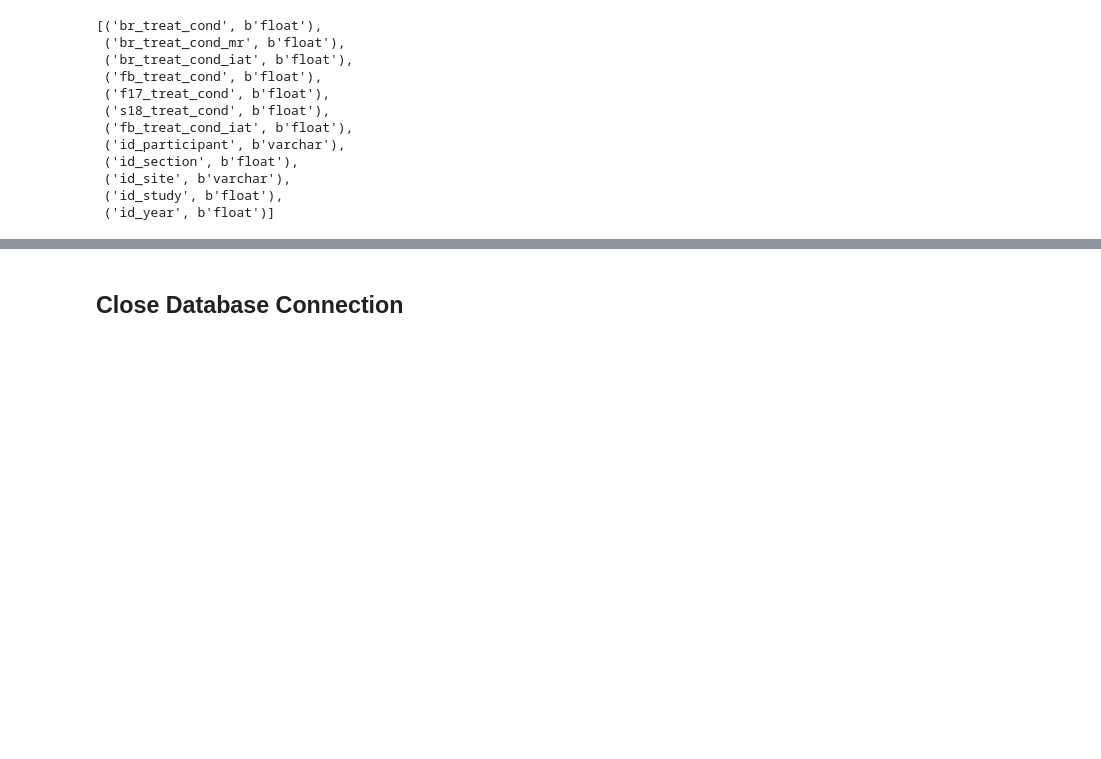
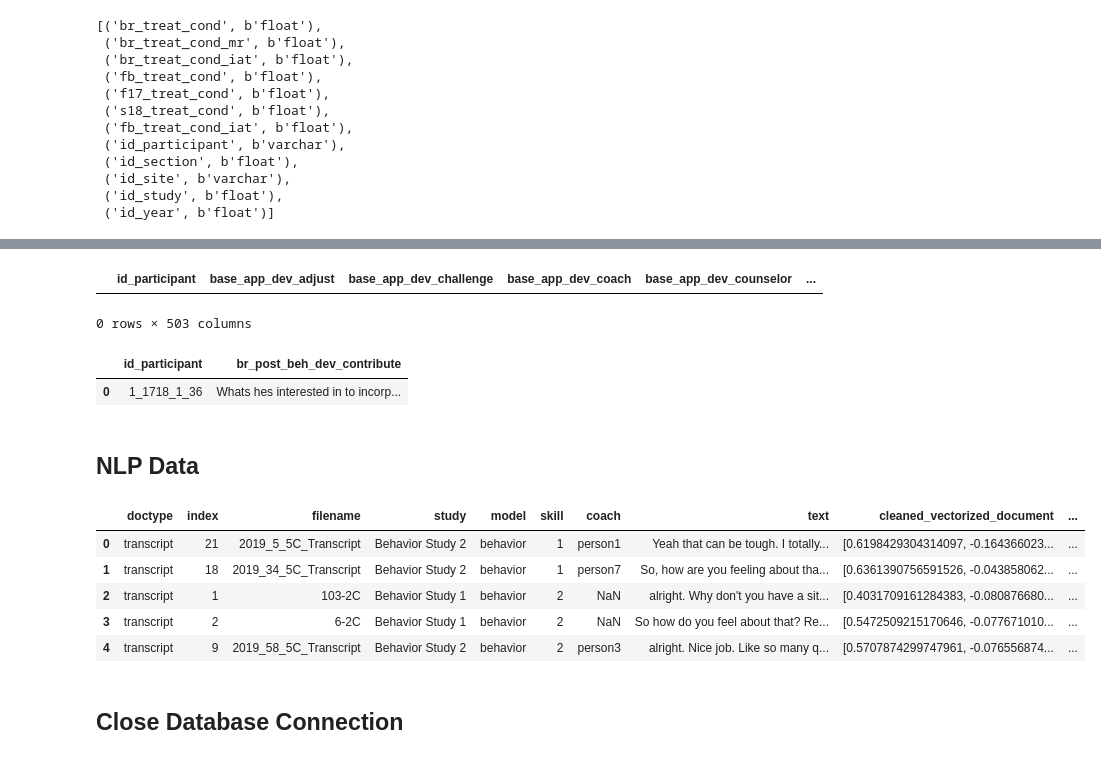
Before and after one commit to taylorrohrich/MSDS_SERA_capstone, a Jupyter notebook: RDS/InputData.ipynb, the cells around one changed output, grey strips where cells are left out. Cells and saved outputs as stored; diff of their text form; code cells hidden in the pictures; blank space fills up the shorter version.

```diff
--- a/RDS/InputData.ipynb
+++ b/RDS/InputData.ipynb
@@ -206,0 +346,18 @@ cursor.fetchall()
+# %%
+cursor.execute("SELECT * FROM Survey_Measures;")
+result = cursor.fetchall()
+colnames = [x[0] for x in cursor.description]
+pd.DataFrame(result, columns=colnames)
+# %% [output]
+|  | id_participant | base_app_dev_adjust | base_app_dev_challenge | base_app_dev_coach | base_app_dev_counselor | ... |
+0 rows × 503 columns
+# %%
+cursor.execute("SELECT id_participant, br_post_beh_dev_contribute FROM Survey_Measures WHERE id_participant = '1_1718_1_36';")
+result = cursor.fetchall()
+colnames = [x[0] for x in cursor.description]
+pd.DataFrame(result, columns=colnames)
+# %% [output]
+|  | id_participant | br_post_beh_dev_contribute |
+| 0 | 1_1718_1_36 | Whats hes interested in to incorp... |
+# %% [markdown]
+## NLP Data
@@ -207,3 +366,14 @@ cursor.fetchall()
+# %%
+data = pd.read_csv("normal_comparison_output_status.csv")
+# %%
+data.head()
+# %% [output]
+|  | doctype | index | filename | study | model | skill | coach | text | cleaned_vectorized_document | ... |
+| 0 | transcript | 21 | 2019_5_5C_Transcript | Behavior Study 2 | behavior | 1 | person1 | Yeah that can be tough. I totally... | [0.6198429304314097, -0.164366023... | ... |
+| 1 | transcript | 18 | 2019_34_5C_Transcript | Behavior Study 2 | behavior | 1 | person7 | So, how are you feeling about tha... | [0.6361390756591526, -0.043858062... | ... |
+| 2 | transcript | 1 | 103-2C | Behavior Study 1 | behavior | 2 | NaN | alright. Why don't you have a sit... | [0.4031709161284383, -0.080876680... | ... |
+| 3 | transcript | 2 | 6-2C | Behavior Study 1 | behavior | 2 | NaN | So how do you feel about that? Re... | [0.5472509215170646, -0.077671010... | ... |
+| 4 | transcript | 9 | 2019_58_5C_Transcript | Behavior Study 2 | behavior | 2 | person3 | alright. Nice job. Like so many q... | [0.5707874299747961, -0.076556874... | ... |
 # %% [markdown]
 ## Close Database Connection
 # %%
```
Also changed, not shown: parts of 29 cells of this notebook, 3 other files.
